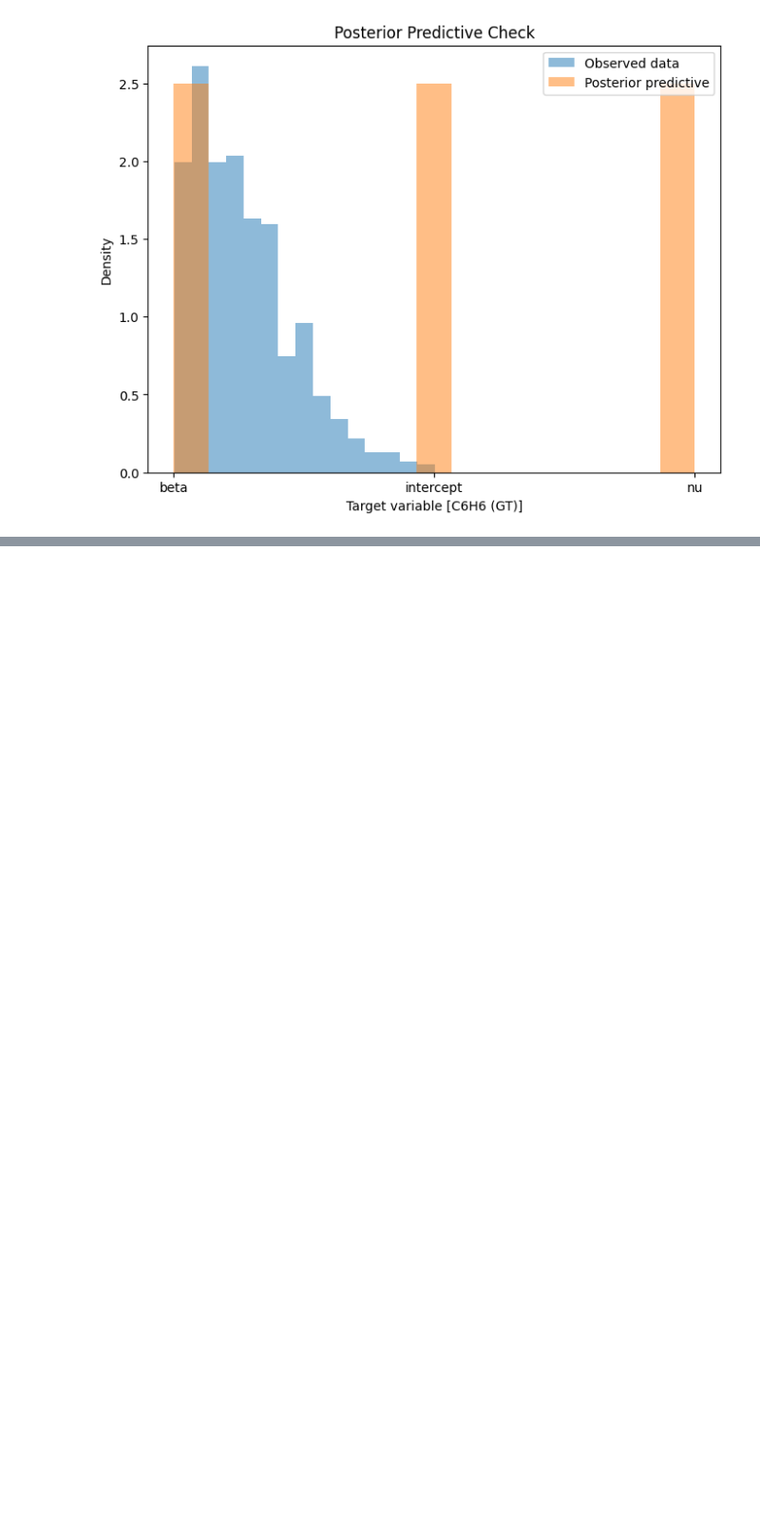
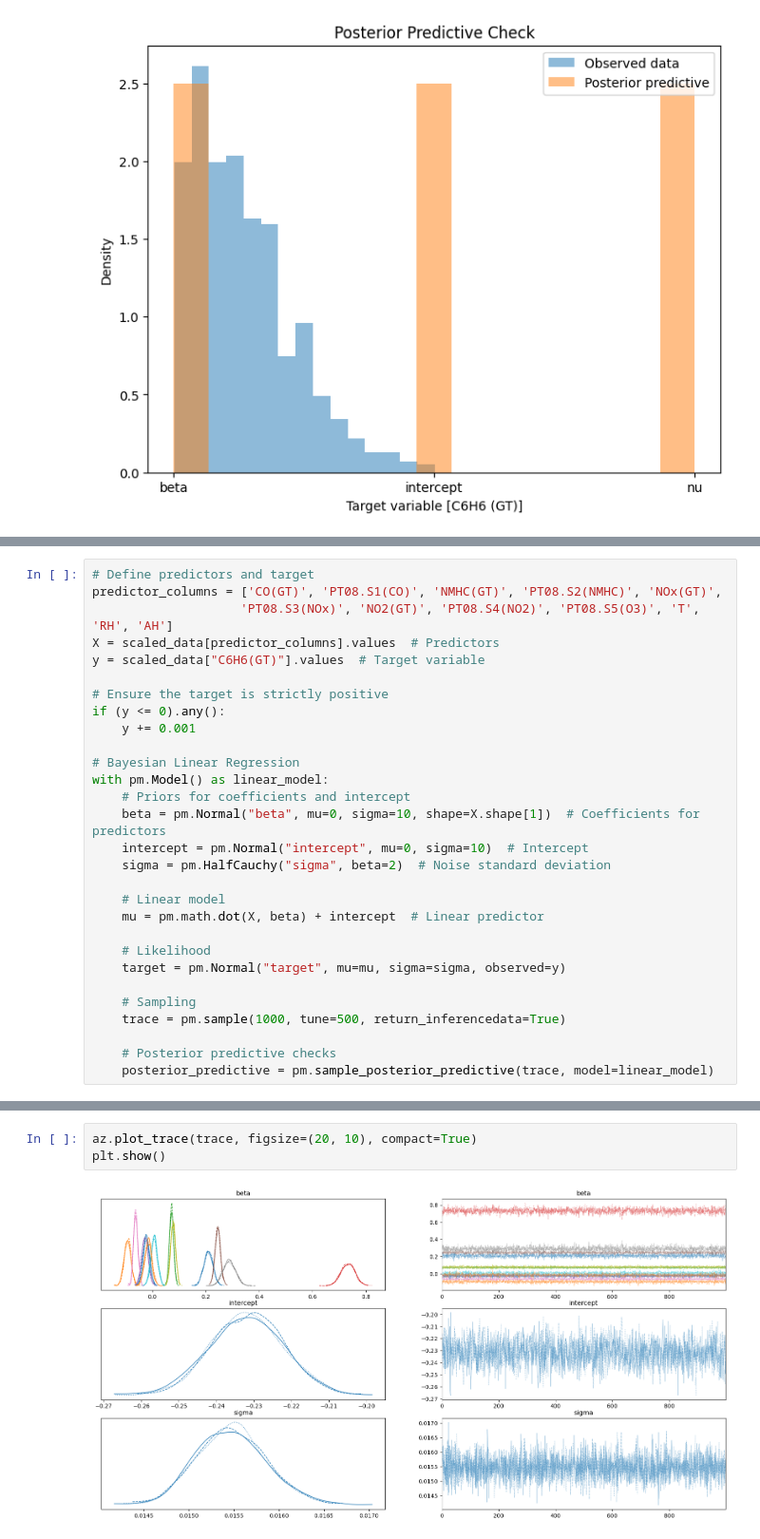
Before and after one commit to alcatraz47/Bayesian_Analysis_on_AQI, a Jupyter notebook: new_model_dev.ipynb, the cells around one changed output, grey strips where cells are left out. Shown at 95% size. Drawn from its saved outputs; the diff is of its cells as text; blank space fills up the shorter version.

```diff
--- a/new_model_dev.ipynb
+++ b/new_model_dev.ipynb
@@ -237,0 +349,29 @@ Inference data with groups:
+# %%
+# Define predictors and target
+predictor_columns = ['CO(GT)', 'PT08.S1(CO)', 'NMHC(GT)', 'PT08.S2(NMHC)', 'NOx(GT)',
+                    'PT08.S3(NOx)', 'NO2(GT)', 'PT08.S4(NO2)', 'PT08.S5(O3)', 'T', 'RH', 'AH']
+X = scaled_data[predictor_columns].values  # Predictors
+y = scaled_data["C6H6(GT)"].values  # Target variable
+
+# Ensure the target is strictly positive
+if (y <= 0).any():
+    y += 0.001
+
+# Bayesian Linear Regression
+with pm.Model() as linear_model:
+    # Priors for coefficients and intercept
+    beta = pm.Normal("beta", mu=0, sigma=10, shape=X.shape[1])  # Coefficients for predictors
+    intercept = pm.Normal("intercept", mu=0, sigma=10)  # Intercept
+    sigma = pm.HalfCauchy("sigma", beta=2)  # Noise standard deviation
+
+    # Linear model
+    mu = pm.math.dot(X, beta) + intercept  # Linear predictor
+
+    # Likelihood
+    target = pm.Normal("target", mu=mu, sigma=sigma, observed=y)
+
+    # Sampling
+    trace = pm.sample(1000, tune=500, return_inferencedata=True)
+
+    # Posterior predictive checks
+    posterior_predictive = pm.sample_posterior_predictive(trace, model=linear_model)
@@ -237,0 +389,5 @@ Inference data with groups:
+# %%
+az.plot_trace(trace, figsize=(20, 10), compact=True)
+plt.show()
+# %% [output]
+[figure, added]
```
Also changed, not shown: parts of 16 cells of this notebook, 1 other file.
